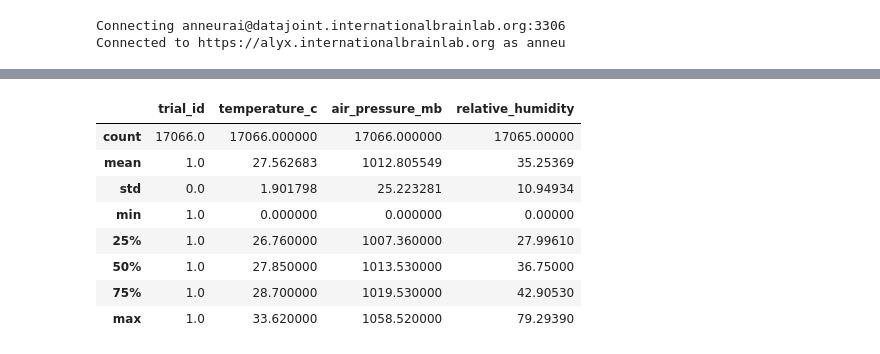
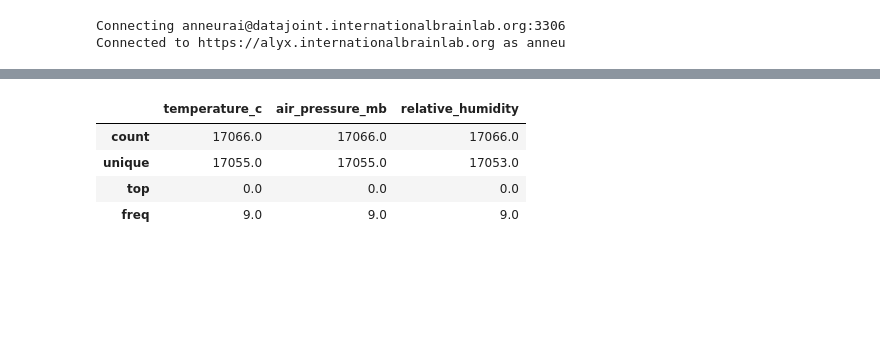
Before and after one commit to int-brain-lab/analysis, a Jupyter notebook: python/ambient_sensor_monitoring.ipynb, the cells around one changed output, grey strips where cells are left out. Cells and saved outputs as stored; diff of their text form; code cells hidden in the pictures; blank space fills up the shorter version.

```diff
--- a/python/ambient_sensor_monitoring.ipynb
+++ b/python/ambient_sensor_monitoring.ipynb
@@ -44,16 +15,18 @@ Total: 17066
-# %%
-data = data1.fetch(format='frame').reset_index()
-data.describe()
-# %% [output]
-|  | trial_id | temperature_c | air_pressure_mb | relative_humidity |
-| count | 17066.0 | 17066.000000 | 17066.000000 | 17065.00000 |
-| mean | 1.0 | 27.562683 | 1012.805549 | 35.25369 |
-| std | 0.0 | 1.901798 | 25.223281 | 10.94934 |
-| min | 1.0 | 0.000000 | 0.000000 | 0.00000 |
-| 25% | 1.0 | 26.760000 | 1007.360000 | 27.99610 |
-| 50% | 1.0 | 27.850000 | 1013.530000 | 36.75000 |
-| 75% | 1.0 | 28.700000 | 1019.530000 | 42.90530 |
-| max | 1.0 | 33.620000 | 1058.520000 | 79.29390 |
+# %%
+# take the average value per session
+data1 = acquisition.Session.aggr(behavior.AmbientSensorData * behavior.Settings,
+                                 'session_start_time', 'session_lab', 'pybpod_board',
+                                 temperature_c="avg(temperature_c)",
+                                 air_pressure_mb='avg(air_pressure_mb)',
+                                 relative_humidity='avg(relative_humidity)')
+data = data1.fetch(format='frame').reset_index()
+data[['temperature_c', 'air_pressure_mb', 'relative_humidity']].describe()
+# %% [output]
+|  | temperature_c | air_pressure_mb | relative_humidity |
+| count | 17066.0 | 17066.0 | 17066.0 |
+| unique | 17055.0 | 17055.0 | 17053.0 |
+| top | 0.0 | 0.0 | 0.0 |
+| freq | 9.0 | 9.0 | 9.0 |
 # %%
 # order so that geographically close pairs can be easily inspected side by side
 col_order = ['churchlandlab', 'angelakilab', 'hoferlab', 'cortexlab', 'danlab',
```
Also changed, not shown: parts of 5 cells of this notebook.
